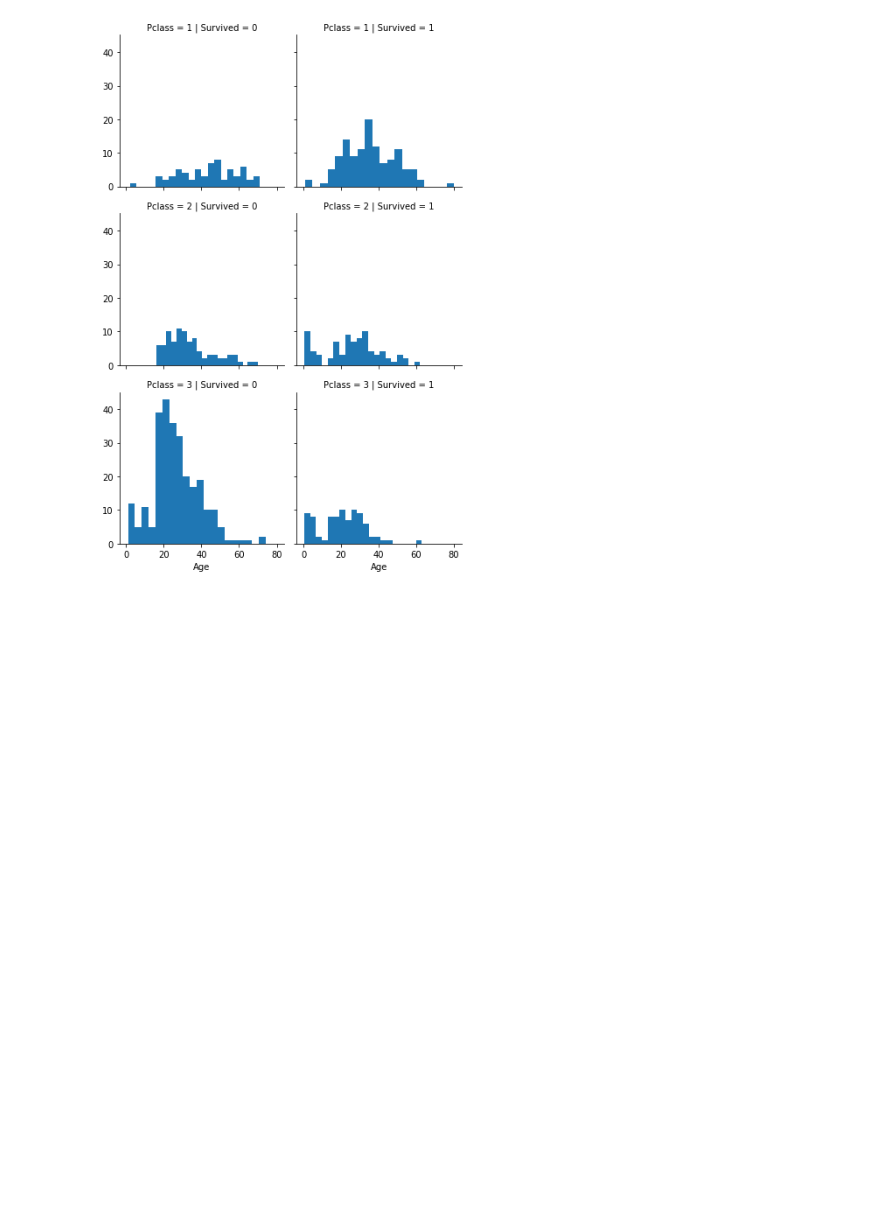
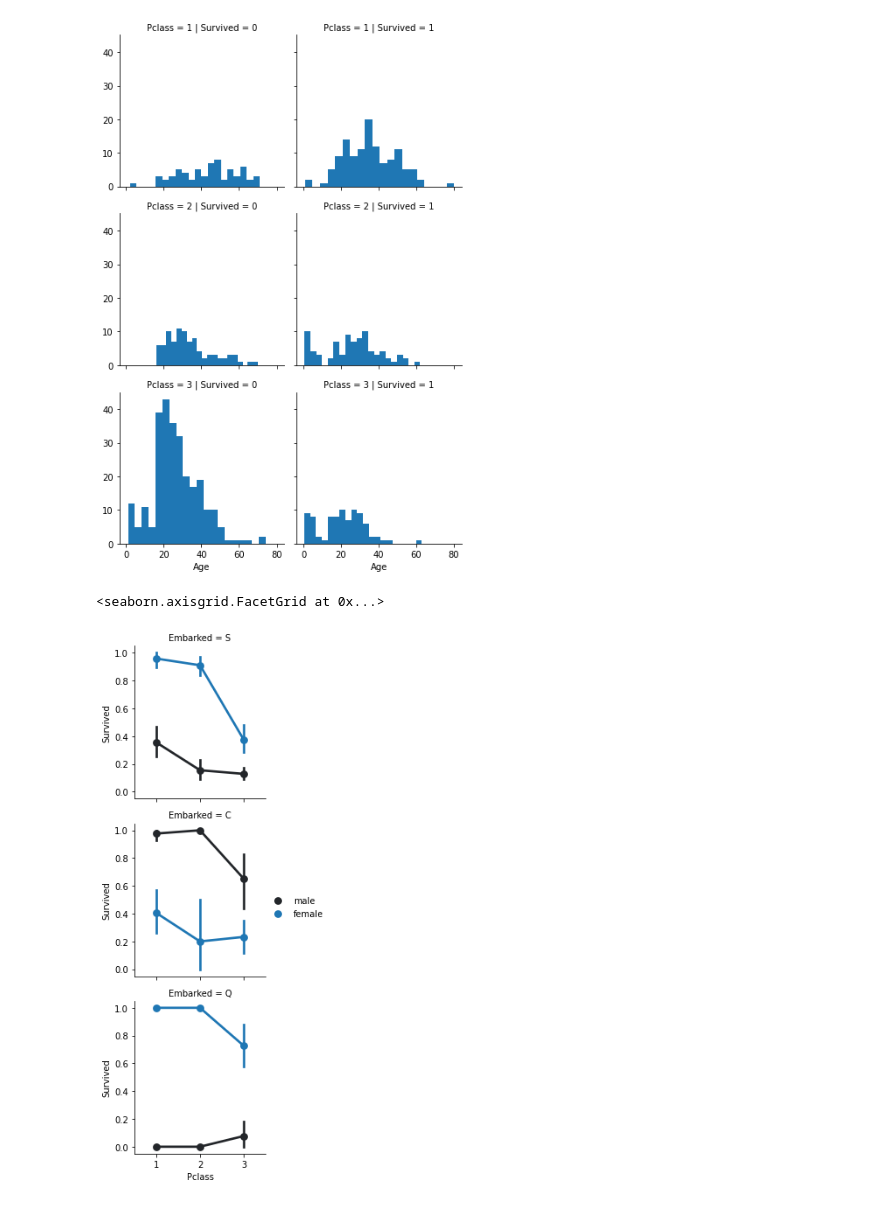
Before and after one commit to CSKIM999/ML-study, a Jupyter notebook: TF/titanic_traing.ipynb, the cells around one changed output. Cells and saved outputs as stored; diff of their text form; code cells hidden in the pictures; blank space fills up the shorter version.

```diff
--- a/TF/titanic_traing.ipynb
+++ b/TF/titanic_traing.ipynb
@@ -242,0 +246,11 @@ grid.map(plt.hist,'Age',bins=20)
+# %%
+# 남자와 여자의 생존률이 각 등급별 객실별 선실에 따라 달라질까??
+
+# 남자와 여자는 두가지로 나뉘어지니 점도표로 만들어보자.
+# seaborn 안에 있는 facetGrid 를 사용해보자
+grid = sns.FacetGrid(train,row='Embarked') # col은 필요없음.
+grid.map(sns.pointplot,'Pclass','Survived','Sex') #(사용할 함수 , 가로 , 세로, 나누는 기ㅜㅈㄴ)
+grid.add_legend()
+# %% [output]
+<seaborn.axisgrid.FacetGrid at 0x...>
+[figure, added]
```
Also changed, not shown: parts of 7 cells of this notebook.
